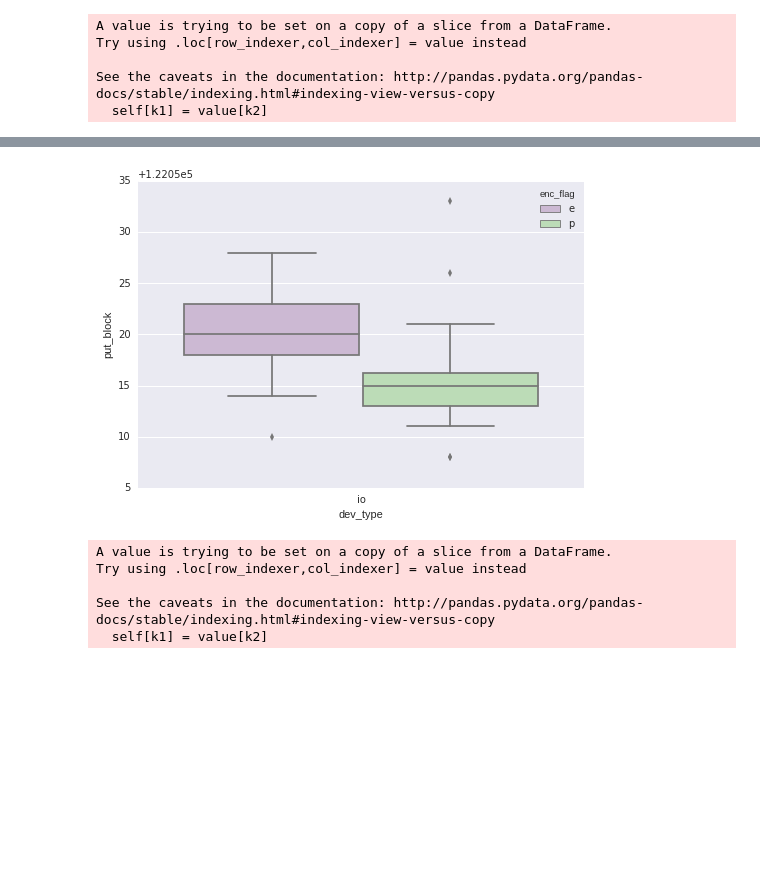
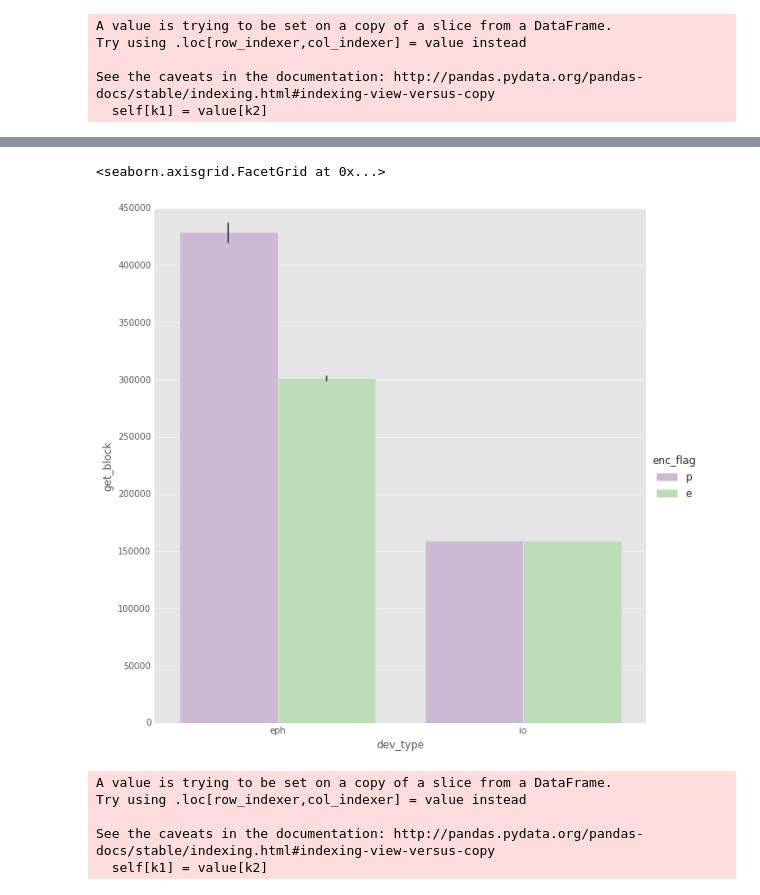
Before and after one commit to philipsoutham/aws-encryption-performance, a Jupyter notebook: To crypto, or not to crypto....ipynb, the cells around one changed output, grey strips where cells are left out. Cells and saved outputs as stored; diff of their text form; code cells hidden in the pictures; blank space fills up the shorter version.

```diff
--- a/To crypto, or not to crypto....ipynb
+++ b/To crypto, or not to crypto....ipynb
@@ -288,8 +283,10 @@ g.despine(left=True)
 # %%
-g = sns.boxplot(x="dev_type", y="put_block", hue="enc_flag", data=df[df.dev_type == "io"],palette="PRGn")
-#g.set_yscale("linear")
+g = sns.factorplot(x="dev_type", y="get_block", hue="enc_flag", data=df,
+                  kind="bar", size=9,palette="PRGn")
+g.despine(left=True)
 # %% [output]
+<seaborn.axisgrid.FacetGrid at 0x...>
-[figure, old version]
+[figure, new version]
 # %%
 dfb = bonnie[[ "dev_type", "enc_flag","put_block_cpu", "get_block_cpu"]]
 dfb[["put_block_cpu", "get_block_cpu"]] = dfb[["put_block_cpu","get_block_cpu"]].apply(lambda x: pd.to_numeric(x, errors='coerce'))
```
Also changed, not shown: parts of 22 cells of this notebook.
